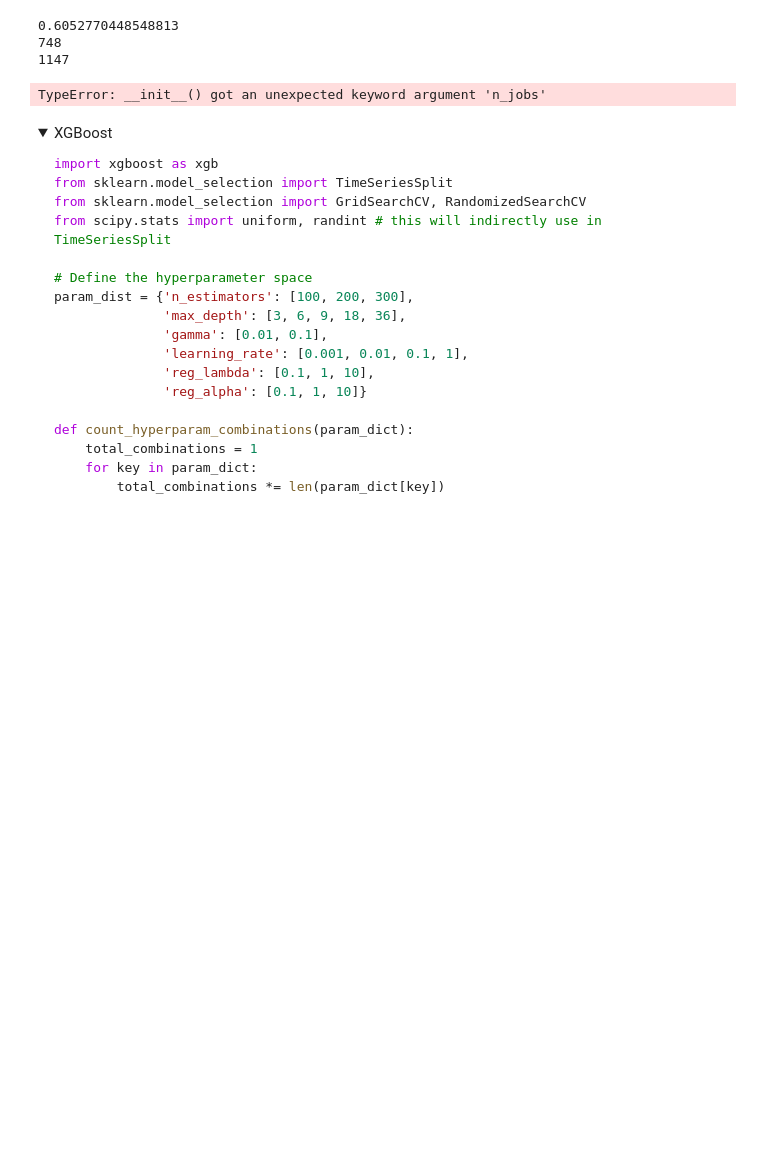
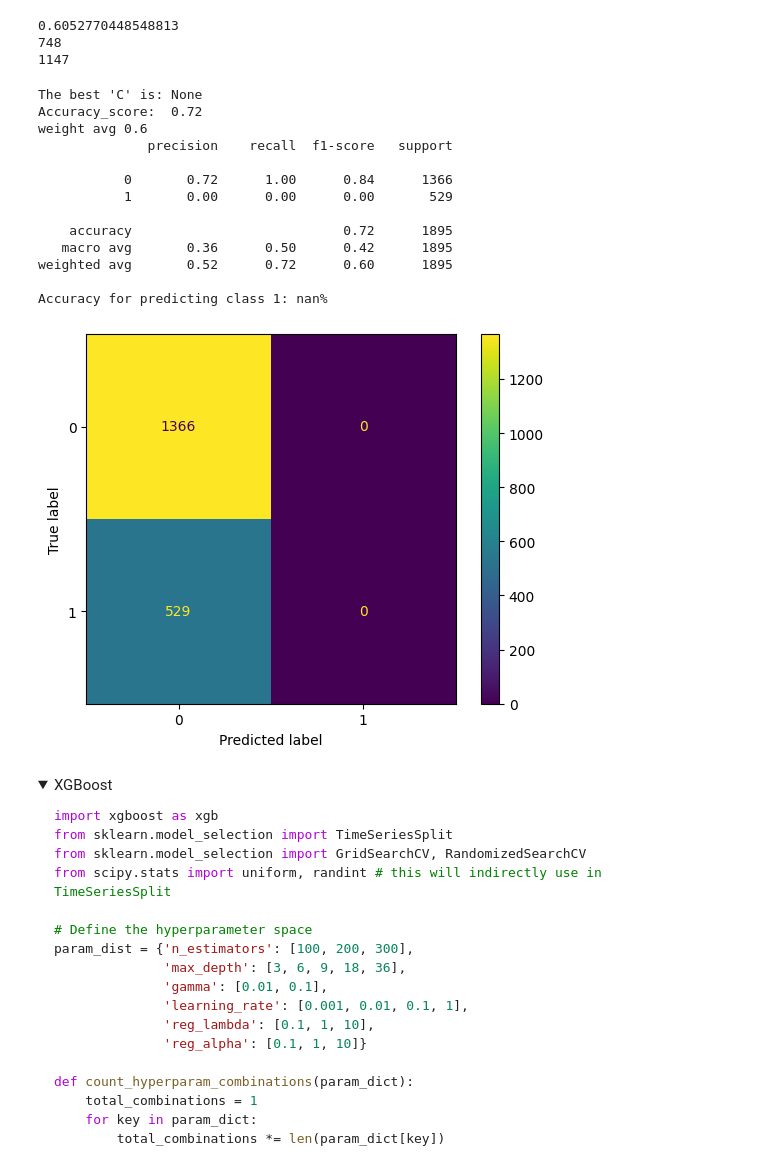
Before and after one commit to pkong001/LSVM-XAUUSD, a Jupyter notebook: lsvm_Long_retrain.ipynb, the cells around one changed output. Cells and saved outputs as stored; diff of their text form; code cells hidden in the pictures; folded sections open; blank space fills up the shorter version.

```diff
--- a/lsvm_Long_retrain.ipynb
+++ b/lsvm_Long_retrain.ipynb
@@ -178,7 +170,7 @@ datetime
 #### Adding Condition for y
 # %%
 highs = df['high'].rolling(window=4).max().shift(-4)
-lows = df['low'].rolling(window=4).max().shift(-4)
+lows = df['low'].rolling(window=4).min().shift(-4)
 # create new columns for conditions
 df['high_close_diff'] = highs - df['close']
 df['low_close_diff'] = lows - df['close']
@@ -440,8 +417,8 @@ print((y_cross == 0).sum())
 # %%
 # Define a list of hyperparameters to loop through
 #################larger value of C imposes less regularization on the model
-Cs = [0.001,0.01, 0.1,0.5, 1, 1.5, 2, 10,100]
-# Cs = [0.001,0.01,0.5,1,10]
+# Cs = [0.001,0.01, 0.1,0.5, 1, 1.5, 2, 10,100]
+Cs = [0.001,0.01,0.5,1,10]
 
 # Initialize variables to keep track of the best hyperparameters and their corresponding score
 best_score = 0
@@ -450,52 +427,65 @@ max_iter = 20000
 features_X_train = X_train_n
 target_y_train = y_train
 features_X_cross = X_cross_n
 target_y_cross = y_cross
 # Loop through the hyperparameters
-for C in Cs:
-    lsvm = LinearSVC(penalty='l2', loss='squared_hinge', dual=True, C=C, max_iter=max_iter)
-    lsvm.fit(features_X_train, y_train)
-    y_train_pred = lsvm.predict(features_X_train)
-    tn, fp, fn, tp = confusion_matrix(target_y_train, y_train_pred).ravel()
-    train_acc = tp / (fp + tp)
-    train_score = lsvm.score(features_X_train, target_y_train)
-    y_cross_pred = lsvm.predict(features_X_cross)
-    tn, fp, fn, tp = confusion_matrix(target_y_cross, y_cross_pred).ravel()
-    cross_acc = tp / (fp + tp)
-    cross_score = lsvm.score(features_X_cross, target_y_cross)
-    print(f"C={C}, Train acc={train_acc}, cross acc={cross_acc}")
-    print(f"C={C}, Train score={train_score}, cross score={cross_score}")
+# for C in Cs:
+#     lsvm = LinearSVC(penalty='l2', loss='squared_hinge', dual=True, C=C, max_iter=max_iter)
+#     lsvm.fit(features_X_train, y_train)
+#     y_train_pred = lsvm.predict(features_X_train)
+#     tn, fp, fn, tp = confusion_matrix(target_y_train, y_train_pred).ravel()
+#     train_acc = tp / (fp + tp)
+#     train_score = lsvm.score(features_X_train, target_y_train)
+#     y_cross_pred = lsvm.predict(features_X_cross)
+#     tn, fp, fn, tp = confusion_matrix(target_y_cross, y_cross_pred).ravel()
+#     cross_acc = tp / (fp + tp)
+#     cross_score = lsvm.score(features_X_cross, target_y_cross)
+#     print(f"C={C}, Train acc={train_acc}, cross acc={cross_acc}")
+#     print(f"C={C}, Train score={train_score}, cross score={cross_score}")
 
-    # Update the best hyperparameters and their corresponding score if applicable
-    if (train_acc + cross_acc) > best_score:
-        best_score = train_acc + cross_acc
-        best_C = C
+#     # Update the best hyperparameters and their corresponding score if applicable
+#     if (train_acc + cross_acc) > best_score:
+#         best_score = train_acc + cross_acc
+#         best_C = C
 
 print("The best 'C' is:", best_C)
 # Create the LinearSVC model with normalization and the best value of C
-lsvm = LinearSVC(penalty='l2', loss='squared_hinge', dual=True, C=best_C, max_iter=max_iter)
+lsvm = LinearSVC(penalty='l2', loss='squared_hinge', dual=True, C=10, max_iter=max_iter)
 
 # Fit the model to the training data
 lsvm.fit(features_X_train, target_y_train)
 
 
 #EVALUATION
 yhat_m1 = lsvm.predict(features_X_cross)
 accuracy_m1 = round(accuracy_score(target_y_cross,yhat_m1),2)
 print('Accuracy_score: ', accuracy_m1)
 f1 = round(f1_score(target_y_cross, yhat_m1, average='weighted'), 2)
 print('weight avg', f1)
 
 print(metrics.classification_report(target_y_cross, yhat_m1))
 
 tn, fp, fn, tp = confusion_matrix(target_y_cross, yhat_m1).ravel()
 tpr = (tp / (tp + fp)) * 100
 print("Accuracy for predicting class 1: {:.2f}%".format(tpr))
 
 from sklearn.metrics import confusion_matrix, ConfusionMatrixDisplay
 disp = ConfusionMatrixDisplay.from_estimator(lsvm, features_X_cross, target_y_cross)
 # %% [output]
-TypeError: __init__() got an unexpected keyword argument 'n_jobs'
+The best 'C' is: None
+Accuracy_score:  0.72
+weight avg 0.6
+              precision    recall  f1-score   support
+
+           0       0.72      1.00      0.84      1366
+           1       0.00      0.00      0.00       529
+
+    accuracy                           0.72      1895
+   macro avg       0.36      0.50      0.42      1895
+weighted avg       0.52      0.72      0.60      1895
+
+Accuracy for predicting class 1: nan%
+[figure, added]
 # %% [markdown]
 <details>
 <summary> XGBoost </summary>
```
Also changed, not shown: parts of 4 cells of this notebook, 1 other file.
